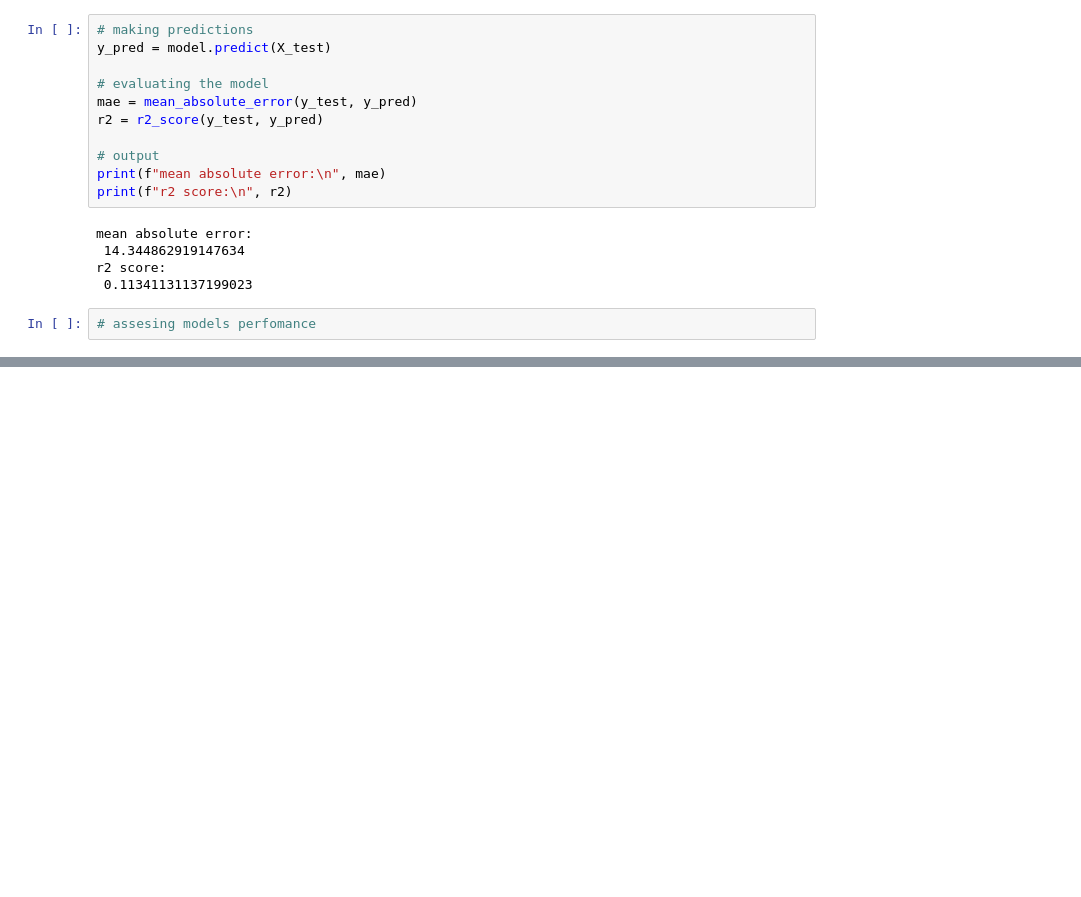
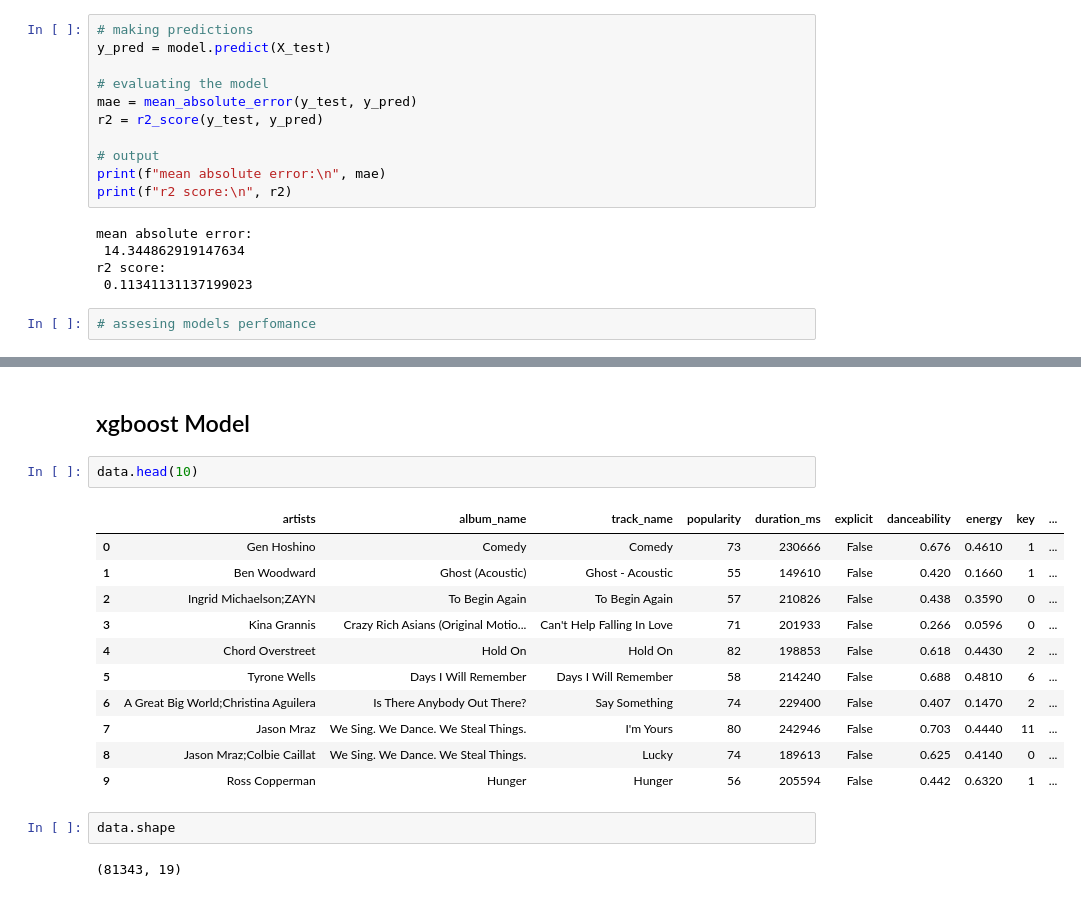
Before and after one commit to kamijoseph/Spotify-Song-Popularity, a Jupyter notebook: notebooks/main.ipynb, the cells around one changed output, grey strips where cells are left out. Saved outputs shown, nothing was run; the diff lists cells and outputs as text; blank space fills up the shorter version.

Commit message:
xgboost experimentation

```diff
--- a/notebooks/main.ipynb
+++ b/notebooks/main.ipynb
@@ -380,0 +411,20 @@ r2 score:
+# %% [markdown]
+## xgboost Model
+# %%
+data.head(10)
+# %% [output]
+|  | artists | album_name | track_name | popularity | duration_ms | explicit | danceability | energy | key | ... |
+| 0 | Gen Hoshino | Comedy | Comedy | 73 | 230666 | False | 0.676 | 0.4610 | 1 | ... |
+| 1 | Ben Woodward | Ghost (Acoustic) | Ghost - Acoustic | 55 | 149610 | False | 0.420 | 0.1660 | 1 | ... |
+| 2 | Ingrid Michaelson;ZAYN | To Begin Again | To Begin Again | 57 | 210826 | False | 0.438 | 0.3590 | 0 | ... |
+| 3 | Kina Grannis | Crazy Rich Asians (Original Motio... | Can't Help Falling In Love | 71 | 201933 | False | 0.266 | 0.0596 | 0 | ... |
+| 4 | Chord Overstreet | Hold On | Hold On | 82 | 198853 | False | 0.618 | 0.4430 | 2 | ... |
+| 5 | Tyrone Wells | Days I Will Remember | Days I Will Remember | 58 | 214240 | False | 0.688 | 0.4810 | 6 | ... |
+| 6 | A Great Big World;Christina Aguilera | Is There Anybody Out There? | Say Something | 74 | 229400 | False | 0.407 | 0.1470 | 2 | ... |
+| 7 | Jason Mraz | We Sing. We Dance. We Steal Things. | I'm Yours | 80 | 242946 | False | 0.703 | 0.4440 | 11 | ... |
+| 8 | Jason Mraz;Colbie Caillat | We Sing. We Dance. We Steal Things. | Lucky | 74 | 189613 | False | 0.625 | 0.4140 | 0 | ... |
+| 9 | Ross Copperman | Hunger | Hunger | 56 | 205594 | False | 0.442 | 0.6320 | 1 | ... |
+# %%
+data.shape
+# %% [output]
+(81343, 19)
```
Also changed, not shown: parts of 14 cells of this notebook.
